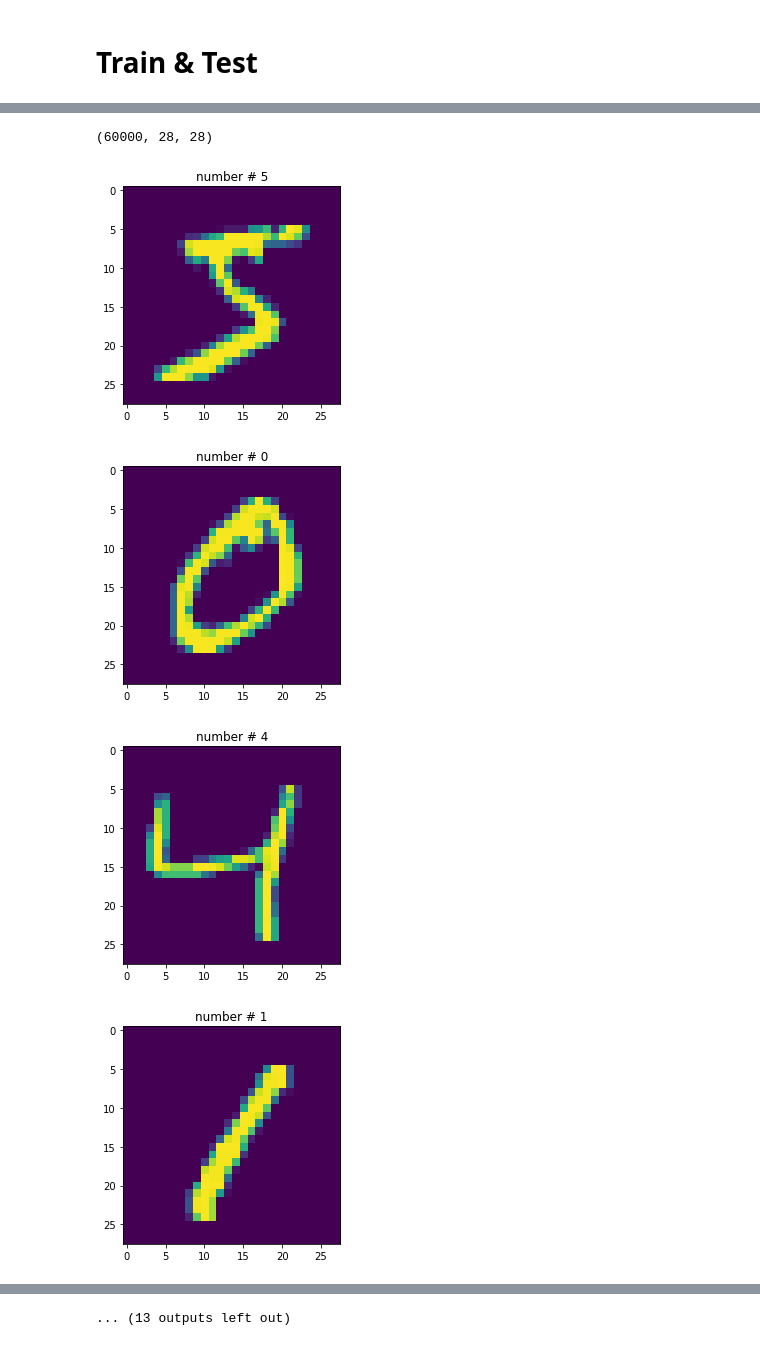
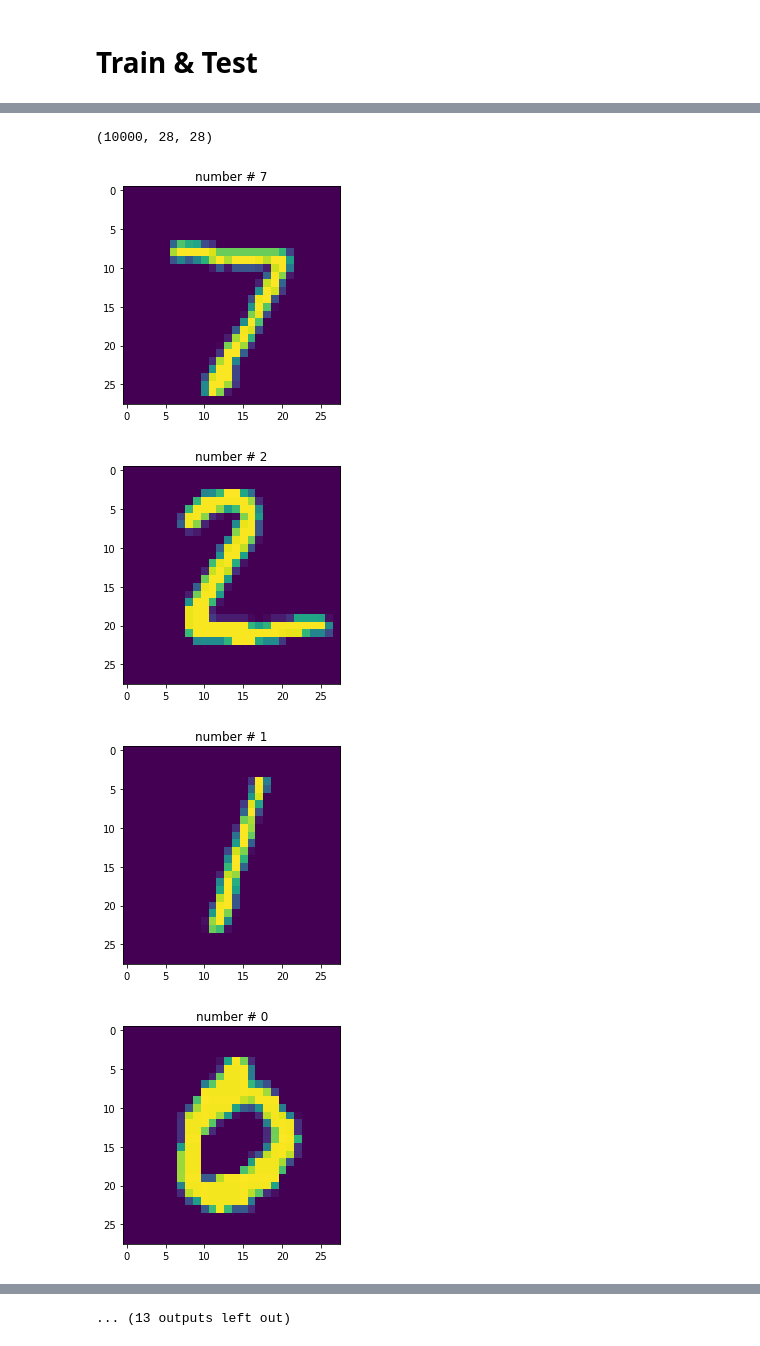
Before and after one commit to hasan00gad148/MNIST_From_Scratch, a Jupyter notebook: mnistFromScratch.ipynb, the cells around one changed output, grey strips where cells are left out. Saved outputs shown, nothing was run; the diff lists cells and outputs as text; code cells hidden in the pictures.

Commit message:
add visualization

```diff
--- a/mnistFromScratch.ipynb
+++ b/mnistFromScratch.ipynb
@@ -383,16 +383,18 @@ print(s1, s2)
 # %%
-imgs = np.reshape(trainX,(-1,28,28))
-imgs.shape
+train_imgs = np.reshape(trainX,(-1,28,28))
+train_imgs.shape
+test_imgs = np.reshape(testX,(-1,28,28))
+test_imgs.shape
 # %% [output]
-(60000, 28, 28)
+(10000, 28, 28)
 # %%
 
 for i in range(25):
-    plt.imshow(imgs[i])
-    plt.title(f"number # {np.argmax(result1[len(result1)-1][i,:])}")
+    plt.imshow(test_imgs[i])
+    plt.title(f"number # {np.argmax(result2[len(result2)-1][i,:])}")
     plt.show()
 # %% [output]
-[figure, old version]
+[figure, new version]
-[figure, old version]
+[figure, new version]
-[figure, old version]
+[figure, new version]
-[figure, old version]
+[figure, new version]
```
Also changed, not shown: parts of 6 cells of this notebook.
